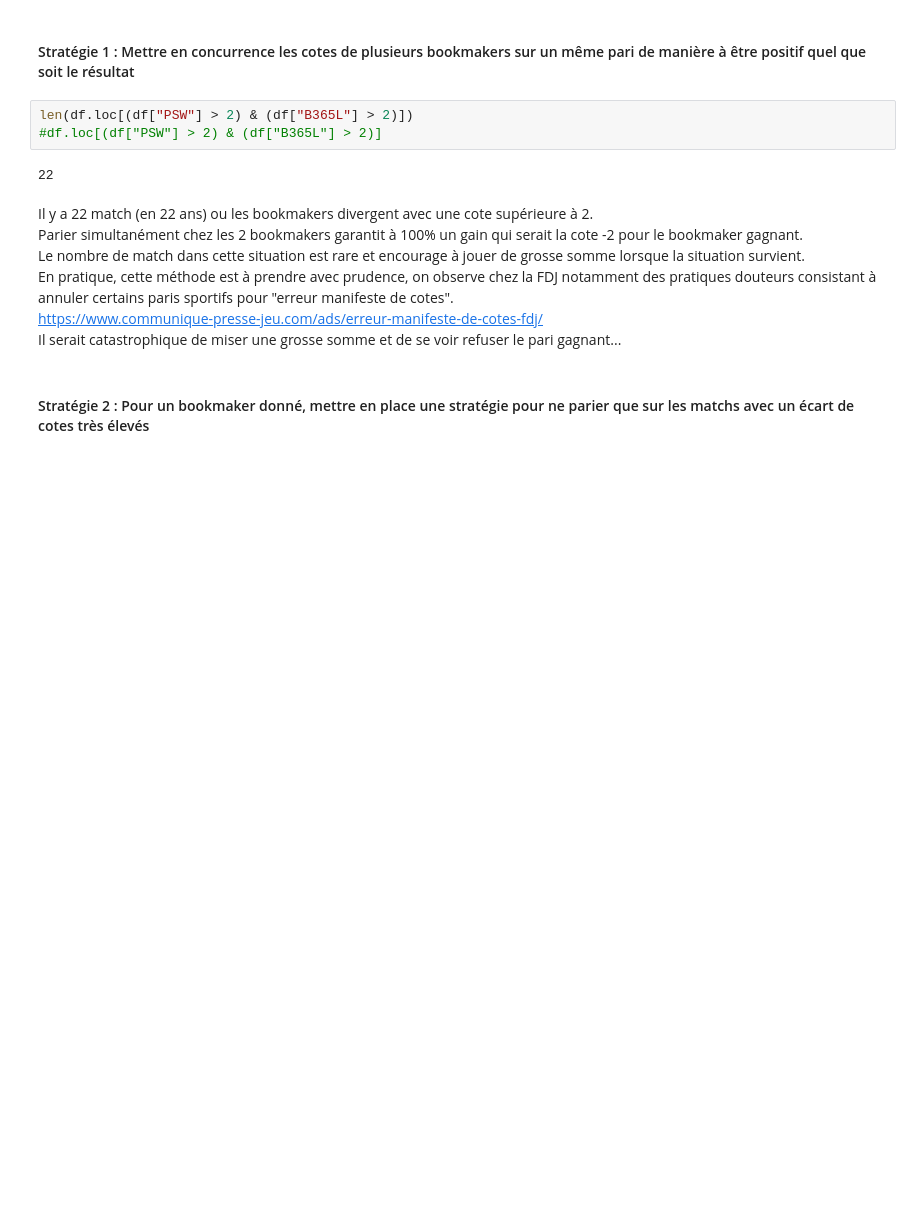
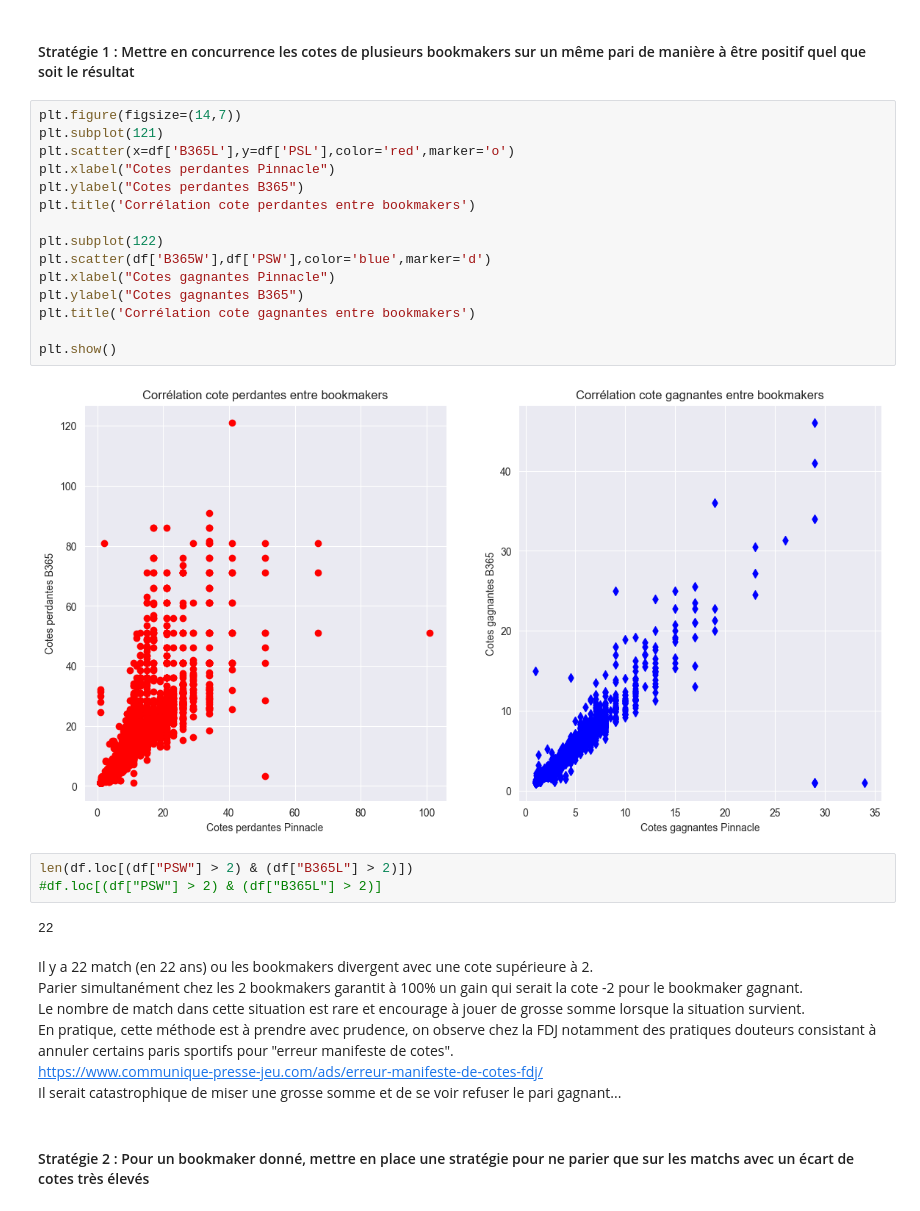
Before and after one commit to chboudry/PariTennis, a Jupyter notebook: analyse.ipynb, the cells around one changed output. Drawn from its saved outputs; the diff is of its cells as text; blank space fills up the shorter version.

Commit message:
intégration cote bookmakers

```diff
--- a/analyse.ipynb
+++ b/analyse.ipynb
@@ -55,5 +52,22 @@ df.boxplot(["elo_winner"])
 # %% [markdown]
 #### Stratégie 1 : Mettre en concurrence les cotes de plusieurs bookmakers sur un même pari de manière à être positif quel que soit le résultat
+# %%
+plt.figure(figsize=(14,7))
+plt.subplot(121)
+plt.scatter(x=df['B365L'],y=df['PSL'],color='red',marker='o')
+plt.xlabel("Cotes perdantes Pinnacle")
+plt.ylabel("Cotes perdantes B365")
+plt.title('Corrélation cote perdantes entre bookmakers')
+
+plt.subplot(122)
+plt.scatter(df['B365W'],df['PSW'],color='blue',marker='d')
+plt.xlabel("Cotes gagnantes Pinnacle")
+plt.ylabel("Cotes gagnantes B365")
+plt.title('Corrélation cote gagnantes entre bookmakers')
+
+plt.show()
+# %% [output]
+[figure, added]
 # %%
 len(df.loc[(df["PSW"] > 2) & (df["B365L"] > 2)])
 #df.loc[(df["PSW"] > 2) & (df["B365L"] > 2)]
```
Also changed, not shown: parts of 5 cells of this notebook.
